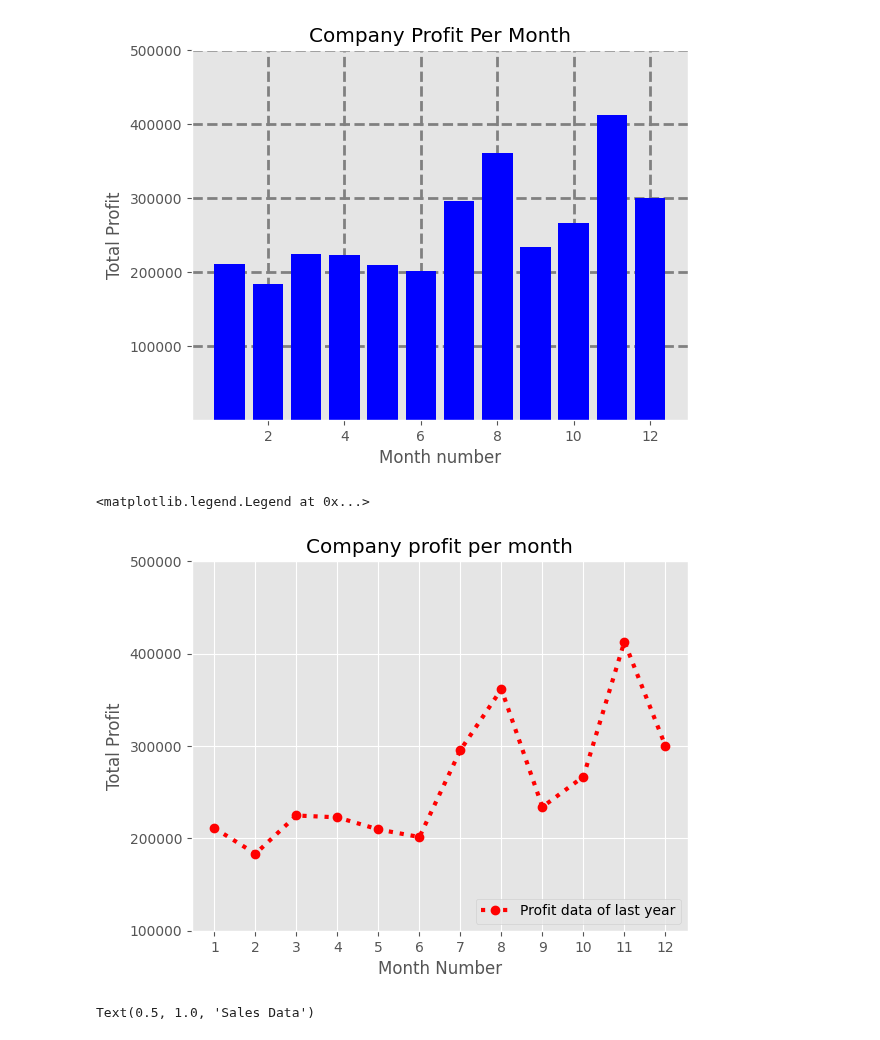
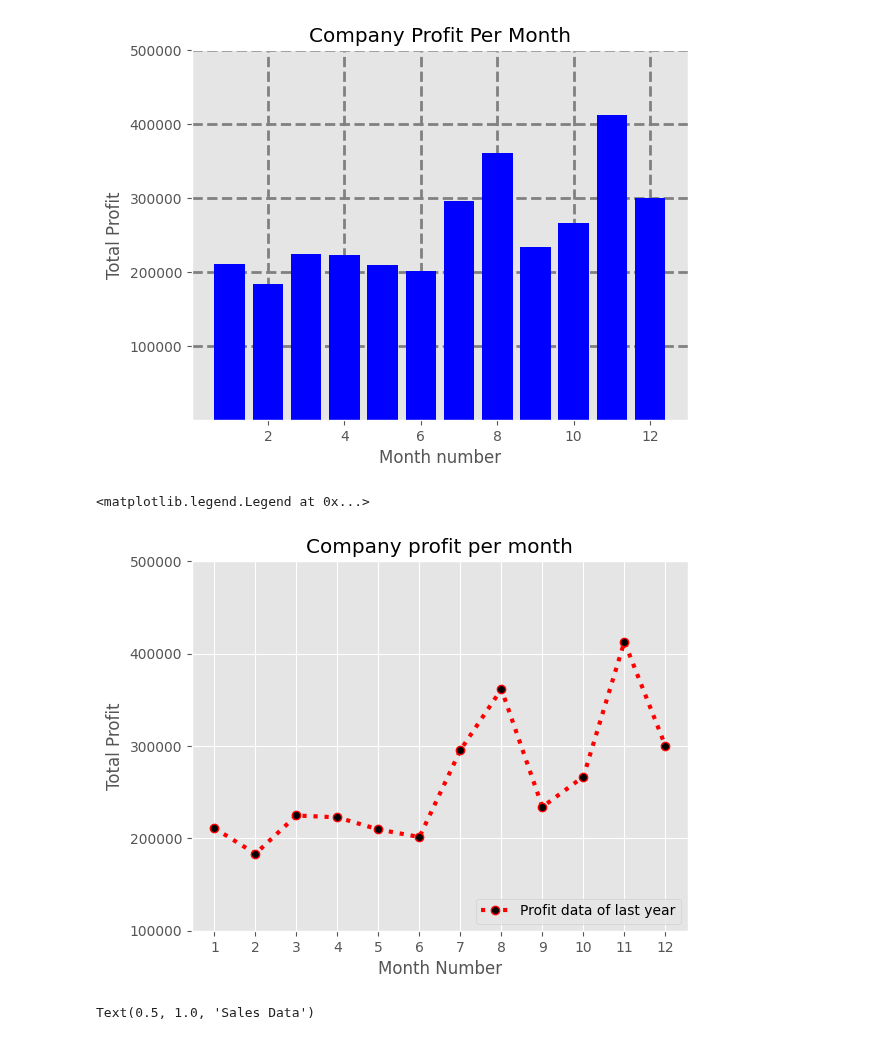
Before and after one commit to sammizewskiperscholas/pandas_demos, a Jupyter notebook: coursera_labs_visualization/SBA-Mary-Visuaization.ipynb, the cells around one changed output. Drawn from its saved outputs; the diff is of its cells as text; code cells hidden in the pictures.

Commit message:
Added black dot SBA

```diff
--- a/coursera_labs_visualization/SBA-Mary-Visuaization.ipynb
+++ b/coursera_labs_visualization/SBA-Mary-Visuaization.ipynb
@@ -139,26 +139,26 @@ plt.pyplot.grid(True, linewidth= 2, linestyle="--", color= 'grey')
 # %%
 # 8. Read the total profit of all of the months, and show the line plot with the following style properties:
 # The generated line plot must include the following Style properties:
 # The line style should be dotted and the line color should be red.
 # Show the legend at the lower-right location.
 # X label name = Month number
 # Y label name = Total profit.
 # Title = Company profit per month.
 # Add a circle marker; the line marker color = red.
 # The line width should be 3.
 
 profit_list = df['total_profit'].tolist()
 month_list = df['month_number'].tolist()
-plt.pyplot.plot(month_list,profit_list,color='red',label='Profit data of last year',linestyle='dotted',marker='o',lw=3)
+plt.pyplot.plot(month_list,profit_list,color='red',label='Profit data of last year',linestyle='dotted',marker='o',lw=3 ,markerfacecolor='black')
 plt.pyplot.title('Company profit per month')
 plt.pyplot.ylabel('Total Profit')
 plt.pyplot.xticks(month_list)
 plt.pyplot.yticks([100000, 200000, 300000, 400000, 500000])
 plt.pyplot.xlabel('Month Number')
 plt.pyplot.legend(loc='lower right')
 # %% [output]
 <matplotlib.legend.Legend at 0x...>
-[figure, old version]
+[figure, new version]
 # %%
 # df_new=df[['month_number','toothpaste','facecream','bathingsoap','shampoo','moisturizer']]
 # df_new
```
